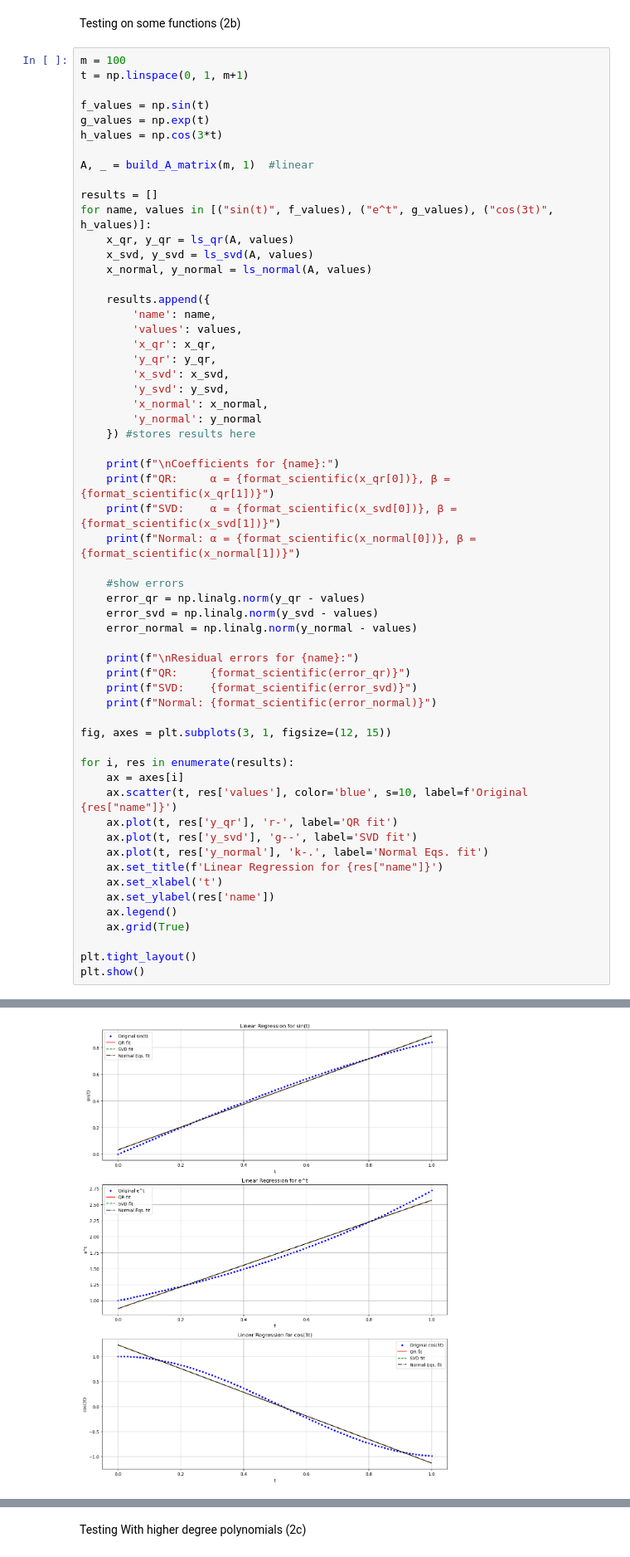
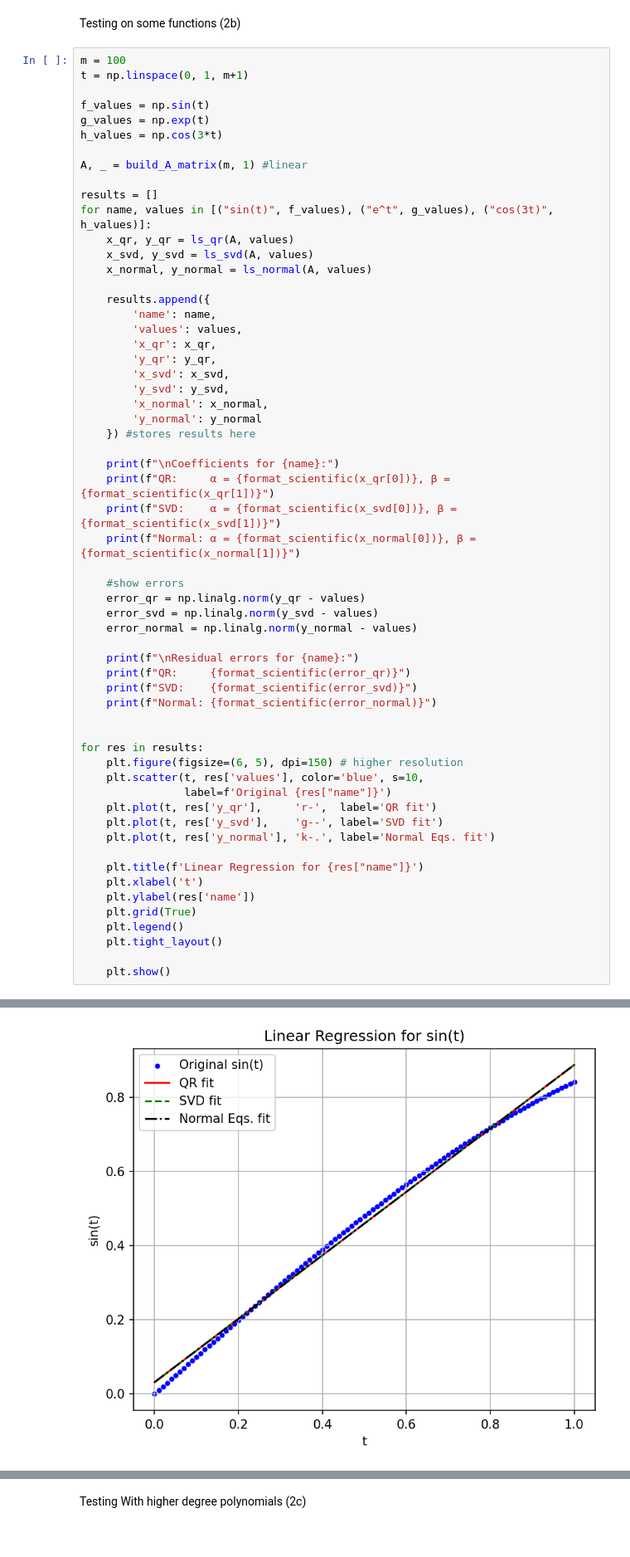
Before and after one commit to arthurabello/nla-assignment-2, a Jupyter notebook: assignment.ipynb, the cells around one changed output, grey strips where cells are left out. Shown at 83% size. Drawn from its saved outputs; the diff is of its cells as text.

```diff
--- a/assignment.ipynb
+++ b/assignment.ipynb
@@ -565,7 +565,7 @@ f_values = np.sin(t)
 g_values = np.exp(t)
 h_values = np.cos(3*t)
 
-A, _ = build_A_matrix(m, 1)  #linear
+A, _ = build_A_matrix(m, 1) #linear
 
 results = []
 for name, values in [("sin(t)", f_values), ("e^t", g_values), ("cos(3t)", h_values)]:
@@ -592,45 +592,46 @@ for name, values in [("sin(t)", f_values), ("e^t", g_values), ("cos(3t)", h_valu
     #show errors
     error_qr = np.linalg.norm(y_qr - values)
     error_svd = np.linalg.norm(y_svd - values)
     error_normal = np.linalg.norm(y_normal - values)
 
     print(f"\nResidual errors for {name}:")
     print(f"QR:     {format_scientific(error_qr)}")
     print(f"SVD:    {format_scientific(error_svd)}")
     print(f"Normal: {format_scientific(error_normal)}")
 
-fig, axes = plt.subplots(3, 1, figsize=(12, 15))
 
-for i, res in enumerate(results):
-    ax = axes[i]
-    ax.scatter(t, res['values'], color='blue', s=10, label=f'Original {res["name"]}')
-    ax.plot(t, res['y_qr'], 'r-', label='QR fit')
-    ax.plot(t, res['y_svd'], 'g--', label='SVD fit')
-    ax.plot(t, res['y_normal'], 'k-.', label='Normal Eqs. fit')
-    ax.set_title(f'Linear Regression for {res["name"]}')
-    ax.set_xlabel('t')
-    ax.set_ylabel(res['name'])
-    ax.legend()
-    ax.grid(True)
+for res in results:
+    plt.figure(figsize=(6, 5), dpi=150) # higher resolution
+    plt.scatter(t, res['values'], color='blue', s=10,
+                label=f'Original {res["name"]}')
+    plt.plot(t, res['y_qr'],     'r-',  label='QR fit')
+    plt.plot(t, res['y_svd'],    'g--', label='SVD fit')
+    plt.plot(t, res['y_normal'], 'k-.', label='Normal Eqs. fit')
 
-plt.tight_layout()
-plt.show()
+    plt.title(f'Linear Regression for {res["name"]}')
+    plt.xlabel('t')
+    plt.ylabel(res['name'])
+    plt.grid(True)
+    plt.legend()
+    plt.tight_layout()
+
+    plt.show()
 # %% [output]
 Coefficients for sin(t):
 QR:     α = 3.160 * 10^-2, β = 8.554 * 10^-1
 SVD:    α = 3.160 * 10^-2, β = 8.554 * 10^-1
 Normal: α = 3.160 * 10^-2, β = 8.554 * 10^-1
 
 Residual errors for sin(t):
 QR:     1.820 * 10^-1
 SVD:    1.820 * 10^-1
 Normal: 1.820 * 10^-1
 
 Coefficients for e^t:
 QR:     α = 8.741 * 10^-1, β = 1.691 * 10^0
 ... (13 lines left out)
 Residual errors for cos(3t):
 QR:     7.989 * 10^-1
 SVD:    7.989 * 10^-1
 Normal: 7.989 * 10^-1
-[figure, old version]
+[figure, new version]
```
Also changed, not shown: parts of 3 cells of this notebook, 8 other files.
